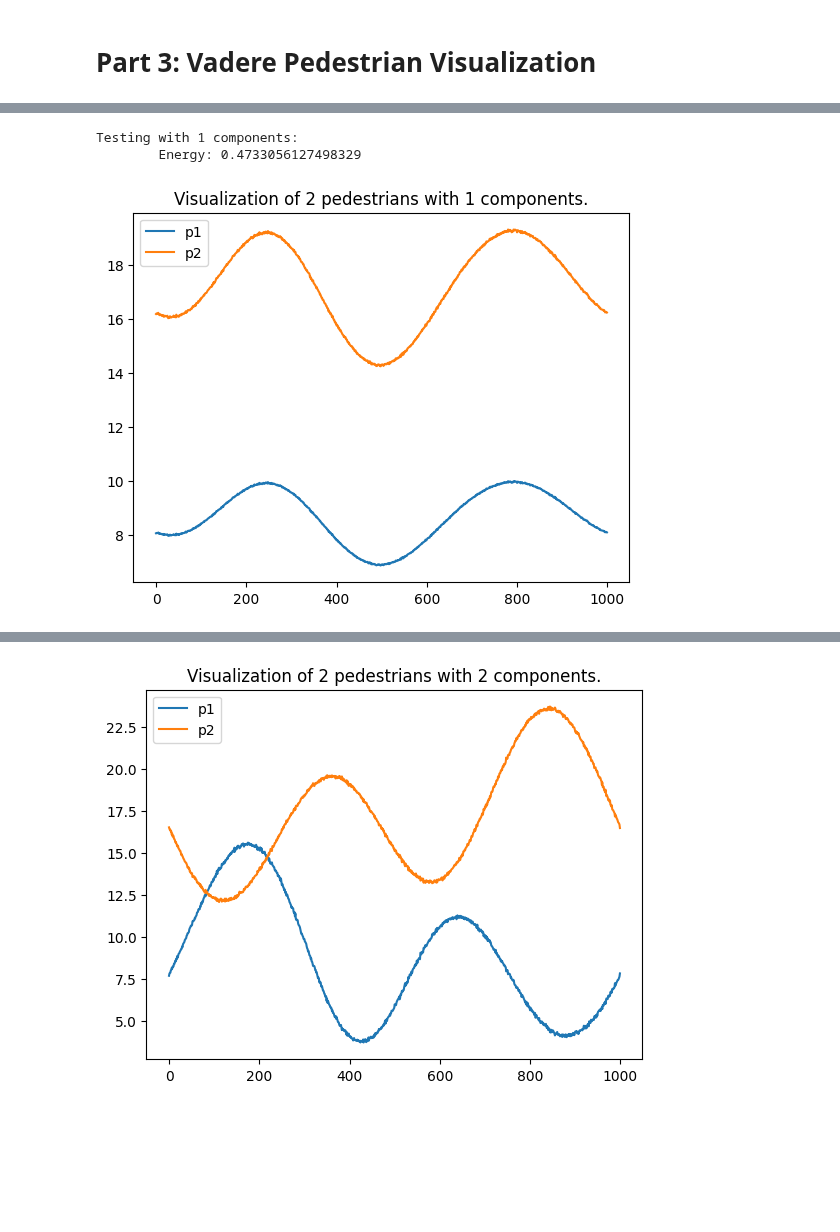
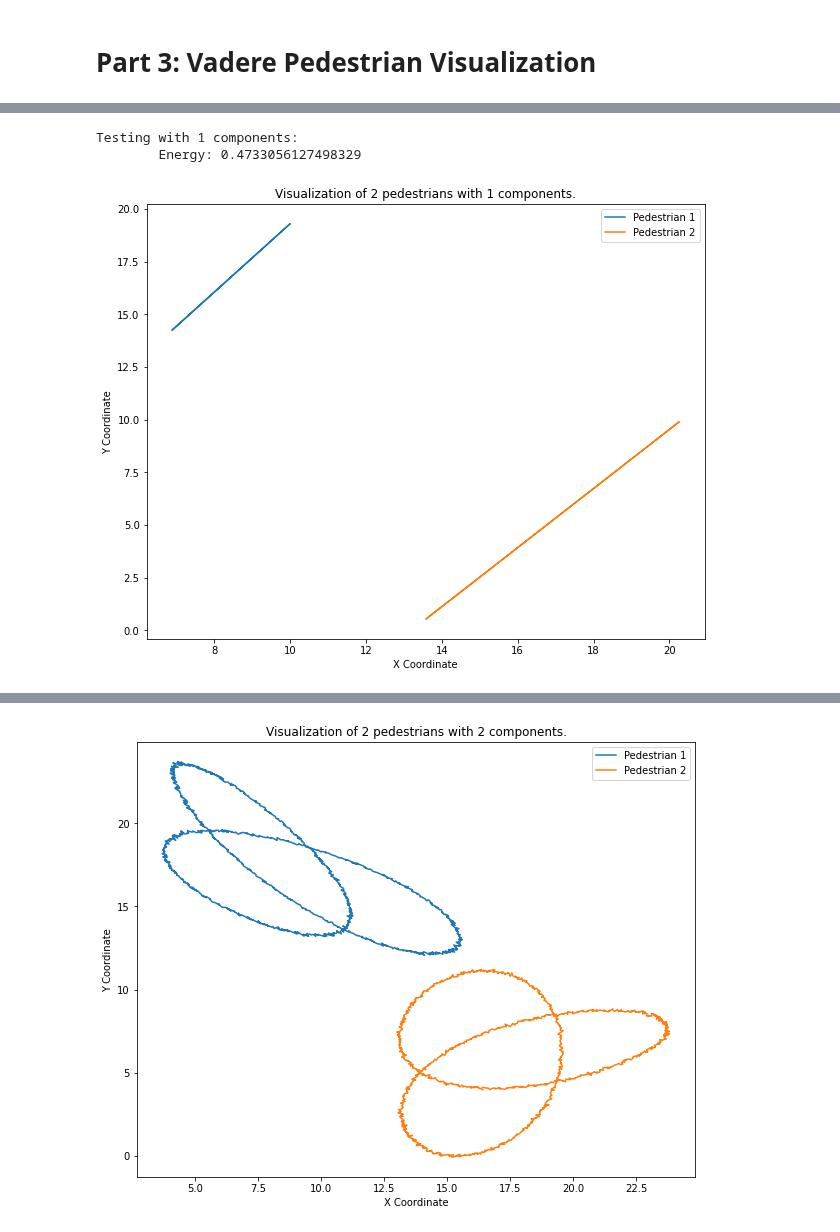
Before and after one commit to parimsuka/crowd-modeling-and-simulation, a Jupyter notebook: exercise3/src/pca_showcase.ipynb, the cells around one changed output, grey strips where cells are left out. Cells and saved outputs as stored; diff of their text form; code cells hidden in the pictures; blank space fills up the shorter version.

```diff
--- a/exercise3/src/pca_showcase.ipynb
+++ b/exercise3/src/pca_showcase.ipynb
@@ -102,4 +103,4 @@ Visualization with 10 components:
 # Part 3: Vadere Pedestrian Visualization
 # %%
 # load the Vadere trajectory data
-vadere_traj_txt = np.loadtxt("../data_DMAP_PCA_vadere.txt")
+ped_data = pd.read_csv('../data_DMAP_PCA_vadere.txt', sep=' ', header=None)
@@ -117,14 +124,17 @@ plt.show()
 # Project 30-dimensional data points to first 2 principal components
 component_number = 2
 print(f"Testing with {component_number or 'all'} components:")
-u, s, vh, energy, energy_per_component, removed_mean = pca.pca_forward(vadere_traj_txt, component_count=component_number)
+u, s, vh, energy, energy_per_component, removed_mean = pca.pca_forward(ped_data, component_count=component_number)
 print(f"\tEnergy: {energy}")
 reconstructed_traj = pca.pca_reverse(u, s, vh, removed_mean)
 
 # Visualize the first two pedestrians again
-plt.plot(reconstructed_traj[:,0], label="p1")
-plt.plot(reconstructed_traj[:,1], label="p2")
-plt.title(f"Visualization of 2 pedestrians with {component_number} components.")
+plt.figure(figsize=(10, 8))
+plt.plot(reconstructed_traj[:, 0], reconstructed_traj[:, 1], label='Pedestrian 1')
+plt.plot(reconstructed_traj[:, 3], reconstructed_traj[:, 4], label='Pedestrian 2')
+plt.xlabel('X Coordinate')
+plt.ylabel('Y Coordinate')
+plt.title('Visualization of 2 pedestrians with {component_number} components.')
 plt.legend()
 plt.show()
 # %% [output]
@@ -140,9 +150,12 @@ for component_number in range(1, 1000):
     reconstructed_traj = pca.pca_reverse(u, s, vh, removed_mean)
 
     # Visualize the first two pedestrians again
-    plt.plot(reconstructed_traj[:,0], label="p1")
-    plt.plot(reconstructed_traj[:,1], label="p2")
-    plt.title(f"Visualization of 2 pedestrians with {component_number} components.")
+    plt.figure(figsize=(10, 8))
+    plt.plot(reconstructed_traj[:, 0], reconstructed_traj[:, 1], label='Pedestrian 1')
+    plt.plot(reconstructed_traj[:, 3], reconstructed_traj[:, 4], label='Pedestrian 2')
+    plt.xlabel('X Coordinate')
+    plt.ylabel('Y Coordinate')
+    plt.title(f'Visualization of 2 pedestrians with {component_number} components.')
     plt.legend()
     plt.show()
 
@@ -152,5 +165,5 @@ for component_number in range(1, 1000):
 # %% [output]
 Testing with 1 components:
         Energy: 0.4733056127498329
-[figure, old version]
+[figure, new version]
 Testing with 2 components:
@@ -158,2 +171,2 @@ Testing with 2 components:
-[figure, old version]
+[figure, new version]
 Testing with 3 components:
```
Also changed, not shown: parts of 11 cells of this notebook.
